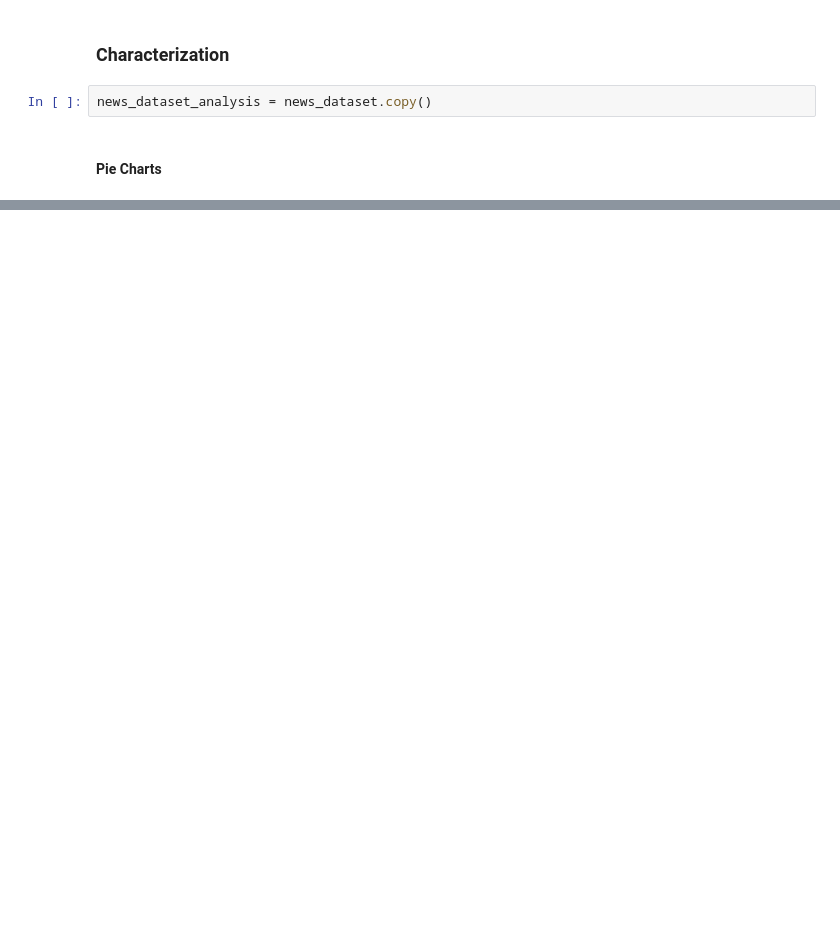
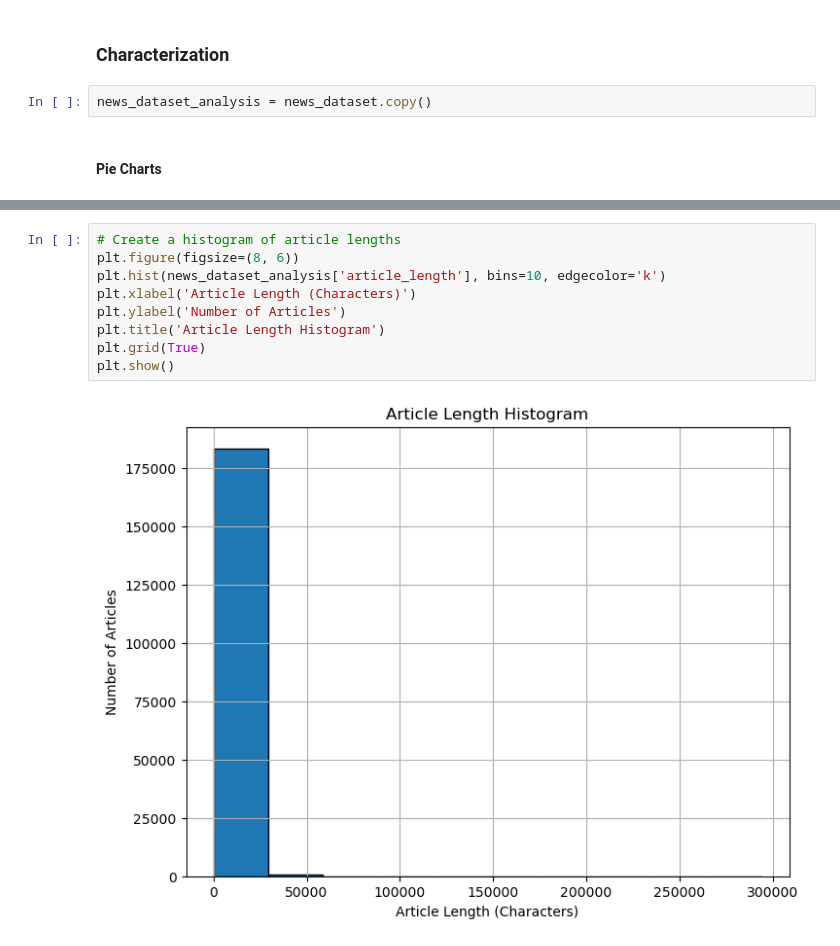
Before and after one commit to diogofonte/feup-pri, a Jupyter notebook: data_preparation/pipeline.ipynb, the cells around one changed output, grey strips where cells are left out. Drawn from its saved outputs; the diff is of its cells as text; blank space fills up the shorter version.

```diff
--- a/data_preparation/pipeline.ipynb
+++ b/data_preparation/pipeline.ipynb
@@ -331,0 +331,11 @@ alternative -> boxplots
+# %%
+# Create a histogram of article lengths
+plt.figure(figsize=(8, 6))
+plt.hist(news_dataset_analysis['article_length'], bins=10, edgecolor='k')
+plt.xlabel('Article Length (Characters)')
+plt.ylabel('Number of Articles')
+plt.title('Article Length Histogram')
+plt.grid(True)
+plt.show()
+# %% [output]
+[figure, added]
```
Also changed, not shown: parts of 16 cells of this notebook.
